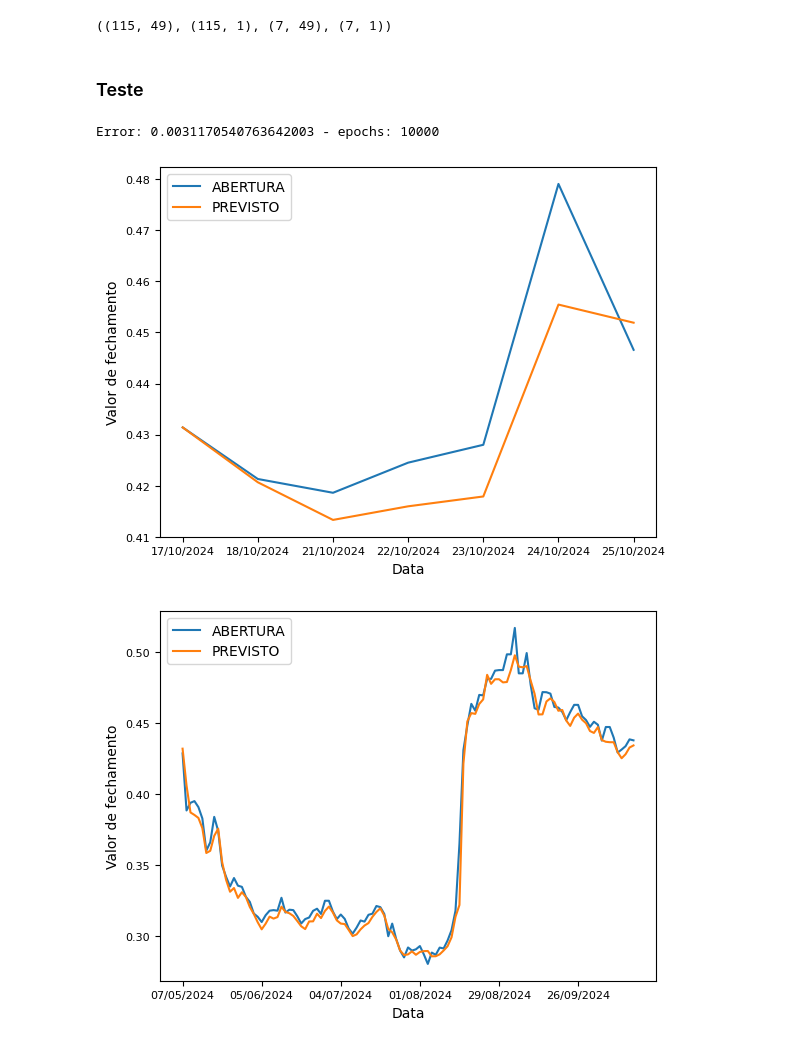
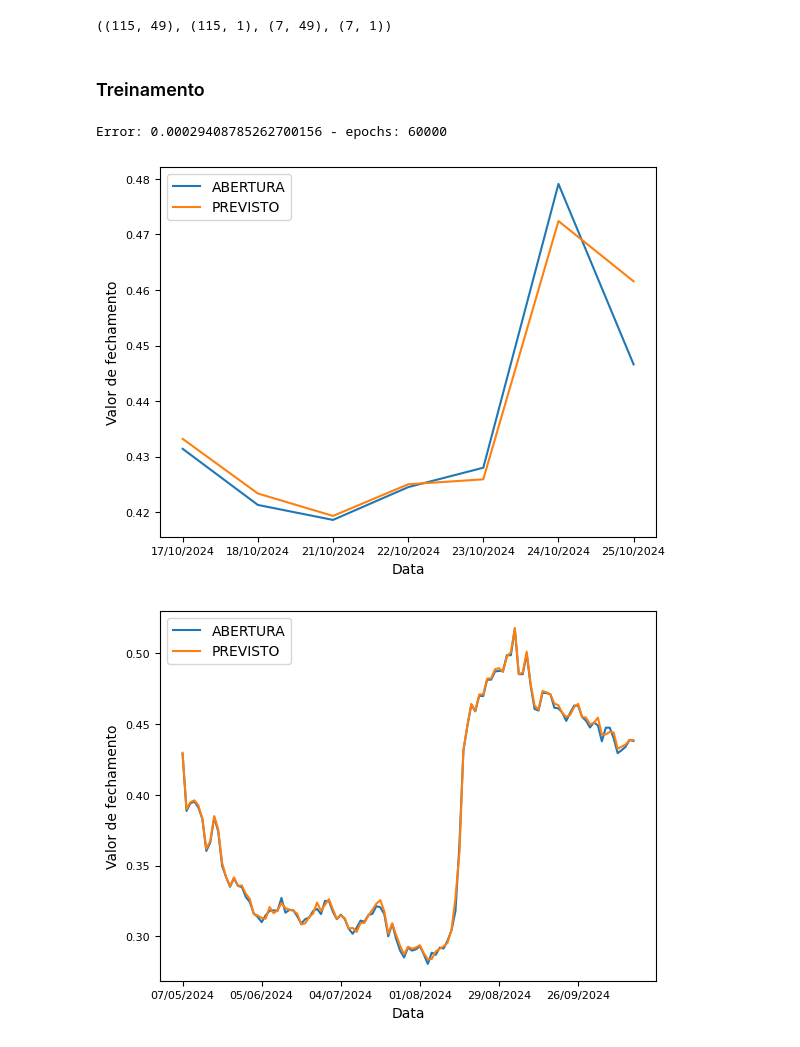
Before and after one commit to Diogo-NB/stock-exchange-mlp-predictions, a Jupyter notebook: stock_exchange_mlp_predictions.ipynb, the cells around one changed output. Saved outputs shown, nothing was run; the diff lists cells and outputs as text; code cells hidden in the pictures.

```diff
--- a/stock_exchange_mlp_predictions.ipynb
+++ b/stock_exchange_mlp_predictions.ipynb
@@ -48,27 +48,27 @@ x_train.shape, t_train.shape, x_test.shape, t_test.shape
 # %% [output]
 ((115, 49), (115, 1), (7, 49), (7, 1))
 # %% [markdown]
-### Teste
+### Treinamento
 # %%
 from mlp_model import MLP
 
-mlp = MLP(layers_sizes=[49, 150, 125, 75, 50, 25, 5, 1])
-error, epochs = mlp.train(x_train, t_train, learning_rate=0.01, max_epochs=10000, tolerated_error=0.0001)
+mlp = MLP(layers_sizes=[49, 200, 175, 150, 125, 75, 50, 25, 5, 1])
+error, epochs = mlp.train(x_train, t_train, learning_rate=0.0025, max_epochs=60000, tolerated_error=0.0001)
 print(f'Error: {error} - epochs: {epochs}')
 
 y_test = mlp.predict(x_test)
 df_test = df.iloc[-n_test:].copy()
 df_test['PREVISTO'] = y_test
 
 df_test.plot(y=['ABERTURA', 'PREVISTO'], xlabel='Data', ylabel='Valor de fechamento', fontsize=8).get_figure().savefig(f'results/{STOCK_NAME}_1.png')
 
 y = mlp.predict(x_train)
 
 df_predict = df.iloc[7:-n_test].copy()
 df_predict['PREVISTO'] = y
 
 df_predict.plot(y=['ABERTURA', 'PREVISTO'], xlabel='Data', ylabel='Valor de fechamento', fontsize=8).get_figure().savefig(f'results/{STOCK_NAME}_2.png')
 # %% [output]
-Error: 0.0031170540763642003 - epochs: 10000
+Error: 0.00029408785262700156 - epochs: 60000
-[figure, old version]
+[figure, new version]
-[figure, old version]
+[figure, new version]
```
Also changed, not shown: 6 other files.
